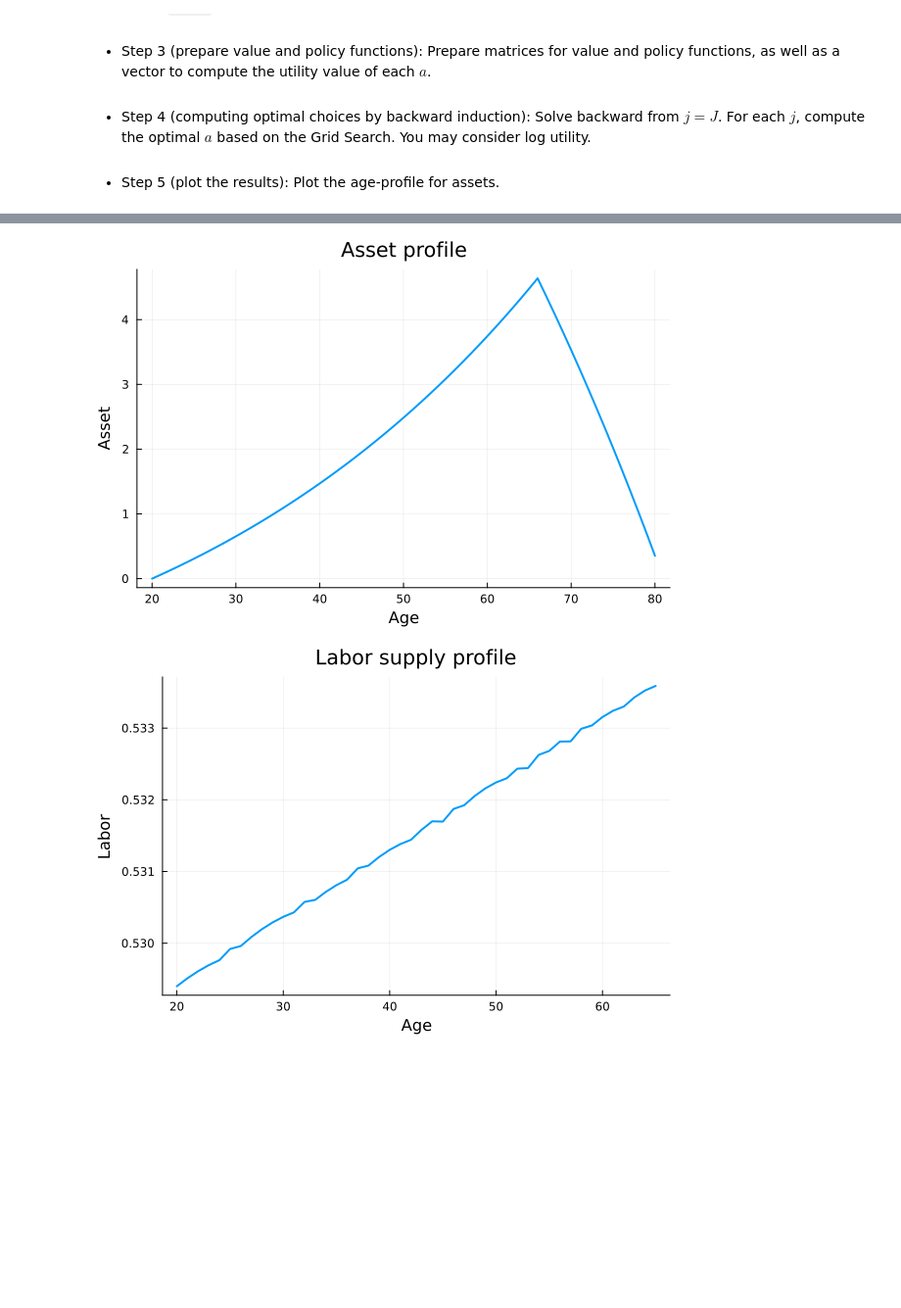
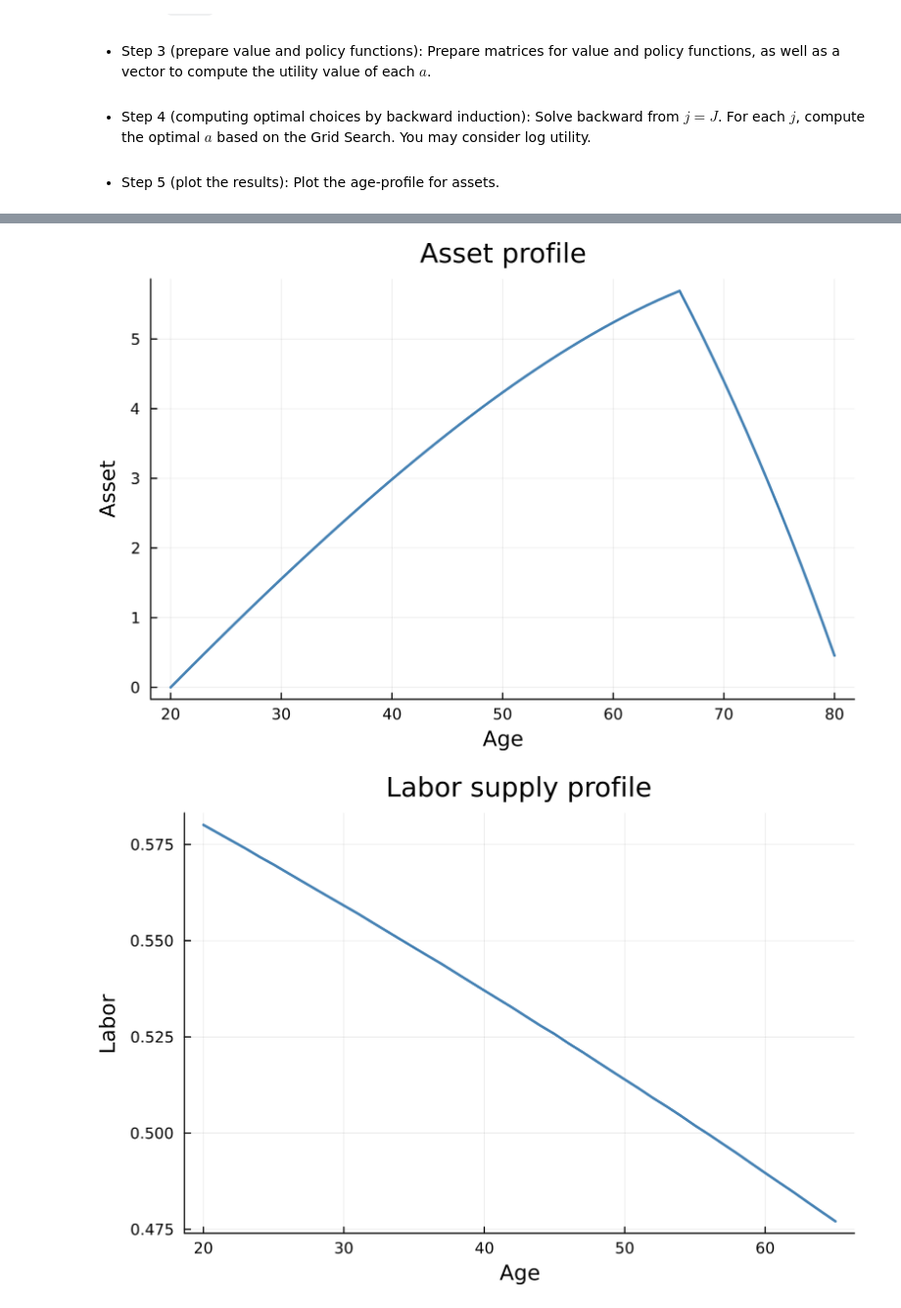
Before and after one commit to Kanato-Nakakuni/ComputationalMacro, a Jupyter notebook: Lecture notes/Lec03_MultiPeriod.ipynb, the cells around one changed output, grey strips where cells are left out. Shown at 98% size. Drawn from its saved outputs; the diff is of its cells as text; code cells hidden in the pictures; blank space fills up the shorter version.

```diff
--- a/Lecture notes/Lec03_MultiPeriod.ipynb
+++ b/Lecture notes/Lec03_MultiPeriod.ipynb
@@ -368,7 +681,7 @@ Takeaway: Try to solve the problem analytically first — in many intra-temporal
 using Plots
 
 # parameters
-β=0.98
+β=0.99
 r=0.02
 w=1.0
 σ=2.0 # additional parameter (curvature)
@@ -376,7 +689,7 @@ w=1.0
 
 # discretization for asset space
 mina = 1.e-5 # lower bound (close to zero but not exactly (to avoid c=0))
-maxa = 10.0  # upper bound
+maxa = 15.0  # upper bound
 na   = 50000  # number of grid
 grida = collect(LinRange(mina,maxa,na)); # construct discretized asset space
 
@@ -487,16 +800,20 @@ plot(20:20+J-1, aj,
     ylabel="Asset",
     title="Asset profile",
     lw=2,
-    label="")
+    color = :steelblue,
+    label="",
+    dpi=300)
 # %% [output]
-[figure, old version]
+[figure, new version]
 # %%
 ## plot labor supply profile
 plot(20:20+JR-1, hj[1:JR],
     xlabel="Age",
     ylabel="Labor",
     title="Labor supply profile",
     lw=2,
-    label="")
+    color = :steelblue,
+    label="",
+    dpi=300)
 # %% [output]
-[figure, old version]
+[figure, new version]
```
Also changed, not shown: parts of 17 cells of this notebook, 2 other files.
